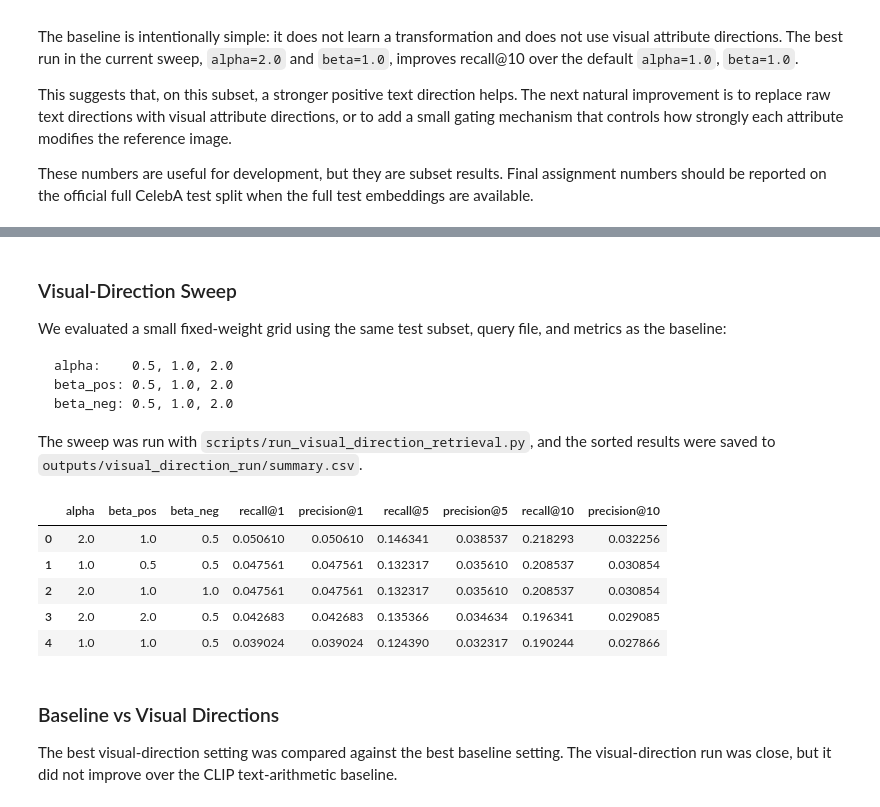
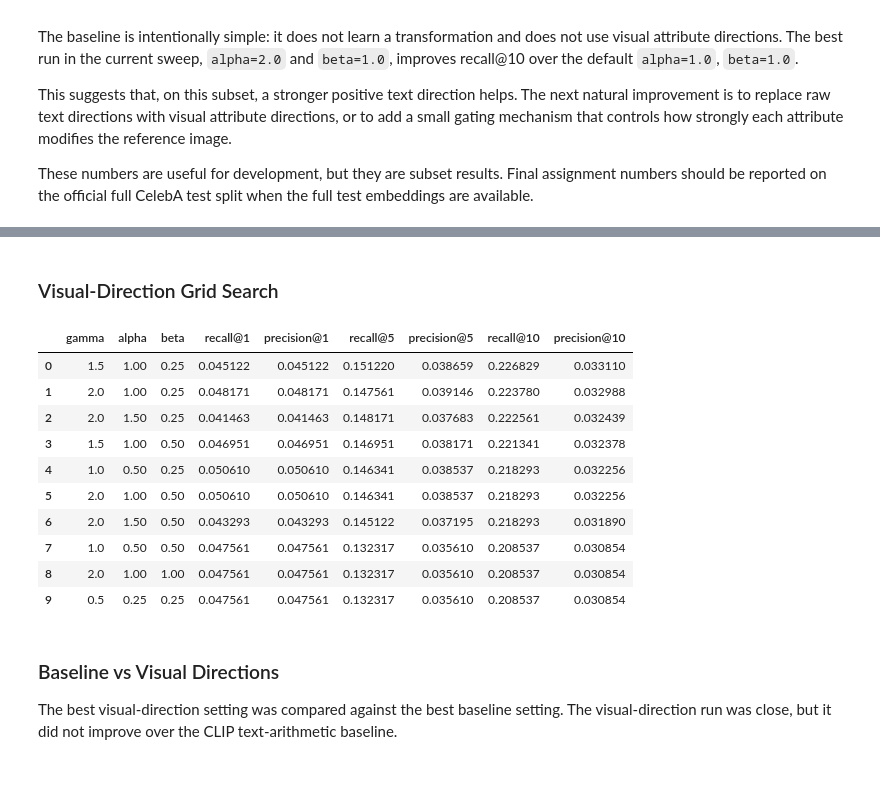
Before and after one commit to rimsha-afzal/compositional-image-retrieval, a Jupyter notebook: notebooks/working_notebook.ipynb, the cells around one changed output, grey strips where cells are left out. Drawn from its saved outputs; the diff is of its cells as text; code cells hidden in the pictures; blank space fills up the shorter version.

````diff
--- a/notebooks/working_notebook.ipynb
+++ b/notebooks/working_notebook.ipynb
@@ -669,31 +786,48 @@ This was implemented separately from the baseline in `src/retrieval/visual_direc
 # %% [markdown]
-### Visual-Direction Sweep
-
-We evaluated a small fixed-weight grid using the same test subset, query file, and metrics as the baseline:
-
-```text
-alpha:    0.5, 1.0, 2.0
-beta_pos: 0.5, 1.0, 2.0
-beta_neg: 0.5, 1.0, 2.0
-```
-
-The sweep was run with `scripts/run_visual_direction_retrieval.py`, and the sorted results were saved to `outputs/visual_direction_run/summary.csv`.
+### Visual-Direction Grid Search
 # %%
-visual_summary_path = PROJECT_ROOT / "outputs/visual_direction_run/summary.csv"
-visual_summary = pd.read_csv(visual_summary_path)
-visual_summary.head(5)[[
-    "alpha", "beta_pos", "beta_neg",
-    "recall@1", "precision@1",
-    "recall@5", "precision@5",
-    "recall@10", "precision@10",
-]]
+# In-memory grid search over the three gates, same pattern as the 4.2 sweep.
+# The visual directions were precomputed from the train split and stored in
+# data/celeba_subset/embeddings/visual_directions.pt.
+visual_direction_dir = PROJECT_ROOT / "data/celeba_subset/embeddings"
+
+gamma_values = [0.25, 0.5, 1.0, 1.5, 2.0]
+alpha_values = [0.25, 0.5, 1.0, 1.5, 2.0]
+beta_values = [0.25, 0.5, 1.0, 1.5, 2.0]
+
+visual_grid_results = []
+for grid_gamma, grid_alpha, grid_beta in itertools.product(gamma_values, alpha_values, beta_values):
+    visual_result = run_visual_direction_retrieval(
+        query_json=baseline_query_json,
+        image_embedding_dir=baseline_image_embedding_dir,
+        visual_direction_dir=visual_direction_dir,
+        gamma=grid_gamma,
+        alpha=grid_alpha,
+        beta=grid_beta,
+        batch_size=batch_size,
+        device=device,
+        save_metrics=False,
+        save_predictions=False,
+        save_run_config=False,
+    )
+    visual_grid_results.append(
+        {"gamma": grid_gamma, "alpha": grid_alpha, "beta": grid_beta, **visual_result["metrics"]}
+    )
+
+visual_grid_summary = pd.DataFrame(visual_grid_results)
+visual_grid_summary.sort_values("recall@10", ascending=False).reset_index(drop=True).head(10)
 # %% [output]
-|  | alpha | beta_pos | beta_neg | recall@1 | precision@1 | recall@5 | precision@5 | recall@10 | precision@10 |
-| 0 | 2.0 | 1.0 | 0.5 | 0.050610 | 0.050610 | 0.146341 | 0.038537 | 0.218293 | 0.032256 |
-| 1 | 1.0 | 0.5 | 0.5 | 0.047561 | 0.047561 | 0.132317 | 0.035610 | 0.208537 | 0.030854 |
-| 2 | 2.0 | 1.0 | 1.0 | 0.047561 | 0.047561 | 0.132317 | 0.035610 | 0.208537 | 0.030854 |
-| 3 | 2.0 | 2.0 | 0.5 | 0.042683 | 0.042683 | 0.135366 | 0.034634 | 0.196341 | 0.029085 |
-| 4 | 1.0 | 1.0 | 0.5 | 0.039024 | 0.039024 | 0.124390 | 0.032317 | 0.190244 | 0.027866 |
+|  | gamma | alpha | beta | recall@1 | precision@1 | recall@5 | precision@5 | recall@10 | precision@10 |
+| 0 | 1.5 | 1.00 | 0.25 | 0.045122 | 0.045122 | 0.151220 | 0.038659 | 0.226829 | 0.033110 |
+| 1 | 2.0 | 1.00 | 0.25 | 0.048171 | 0.048171 | 0.147561 | 0.039146 | 0.223780 | 0.032988 |
+| 2 | 2.0 | 1.50 | 0.25 | 0.041463 | 0.041463 | 0.148171 | 0.037683 | 0.222561 | 0.032439 |
+| 3 | 1.5 | 1.00 | 0.50 | 0.046951 | 0.046951 | 0.146951 | 0.038171 | 0.221341 | 0.032378 |
+| 4 | 1.0 | 0.50 | 0.25 | 0.050610 | 0.050610 | 0.146341 | 0.038537 | 0.218293 | 0.032256 |
+| 5 | 2.0 | 1.00 | 0.50 | 0.050610 | 0.050610 | 0.146341 | 0.038537 | 0.218293 | 0.032256 |
+| 6 | 2.0 | 1.50 | 0.50 | 0.043293 | 0.043293 | 0.145122 | 0.037195 | 0.218293 | 0.031890 |
+| 7 | 1.0 | 0.50 | 0.50 | 0.047561 | 0.047561 | 0.132317 | 0.035610 | 0.208537 | 0.030854 |
+| 8 | 2.0 | 1.00 | 1.00 | 0.047561 | 0.047561 | 0.132317 | 0.035610 | 0.208537 | 0.030854 |
+| 9 | 0.5 | 0.25 | 0.25 | 0.047561 | 0.047561 | 0.132317 | 0.035610 | 0.208537 | 0.030854 |
 # %% [markdown]
 ### Baseline vs Visual Directions
 
````
Also changed, not shown: parts of 8 cells of this notebook.
